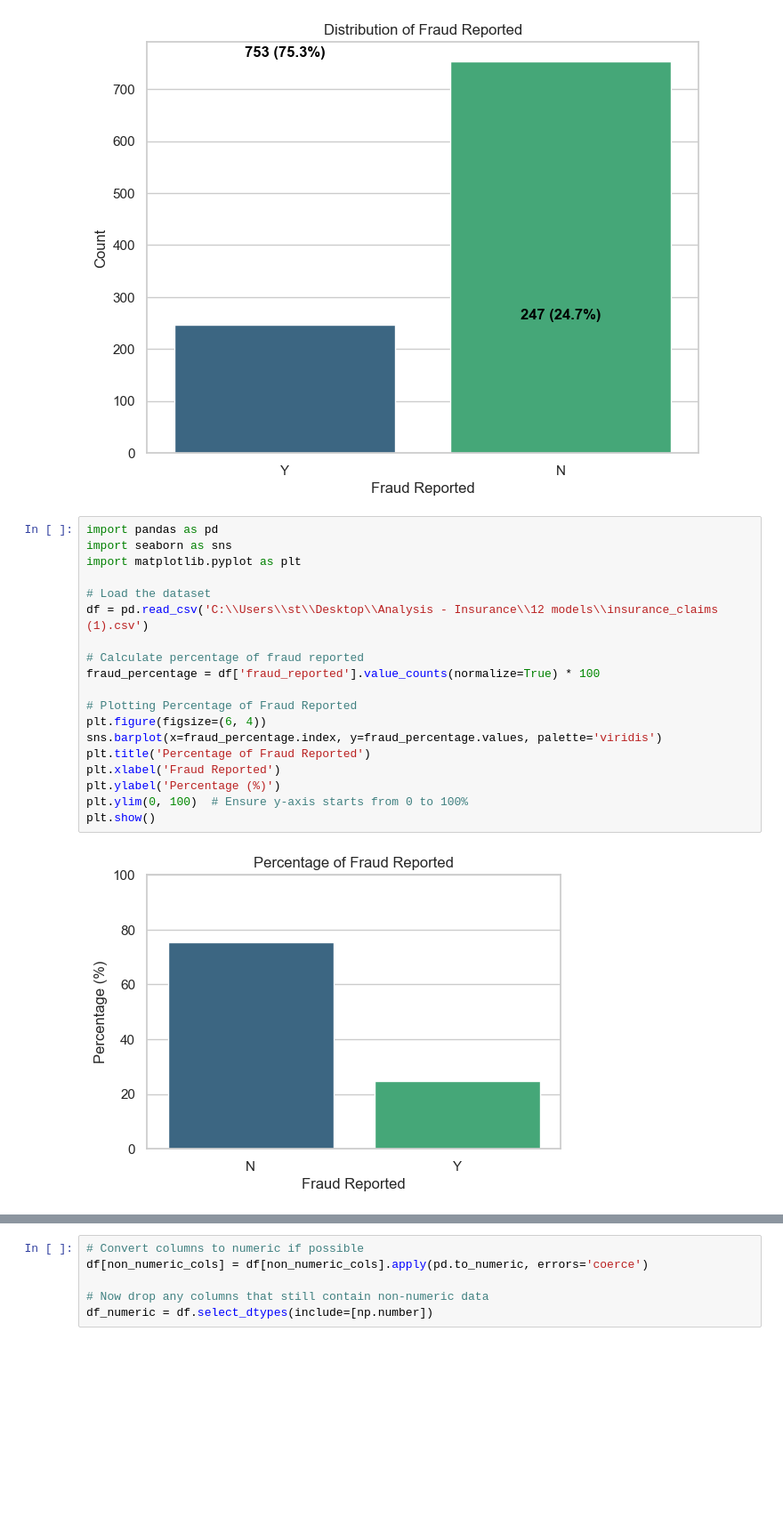
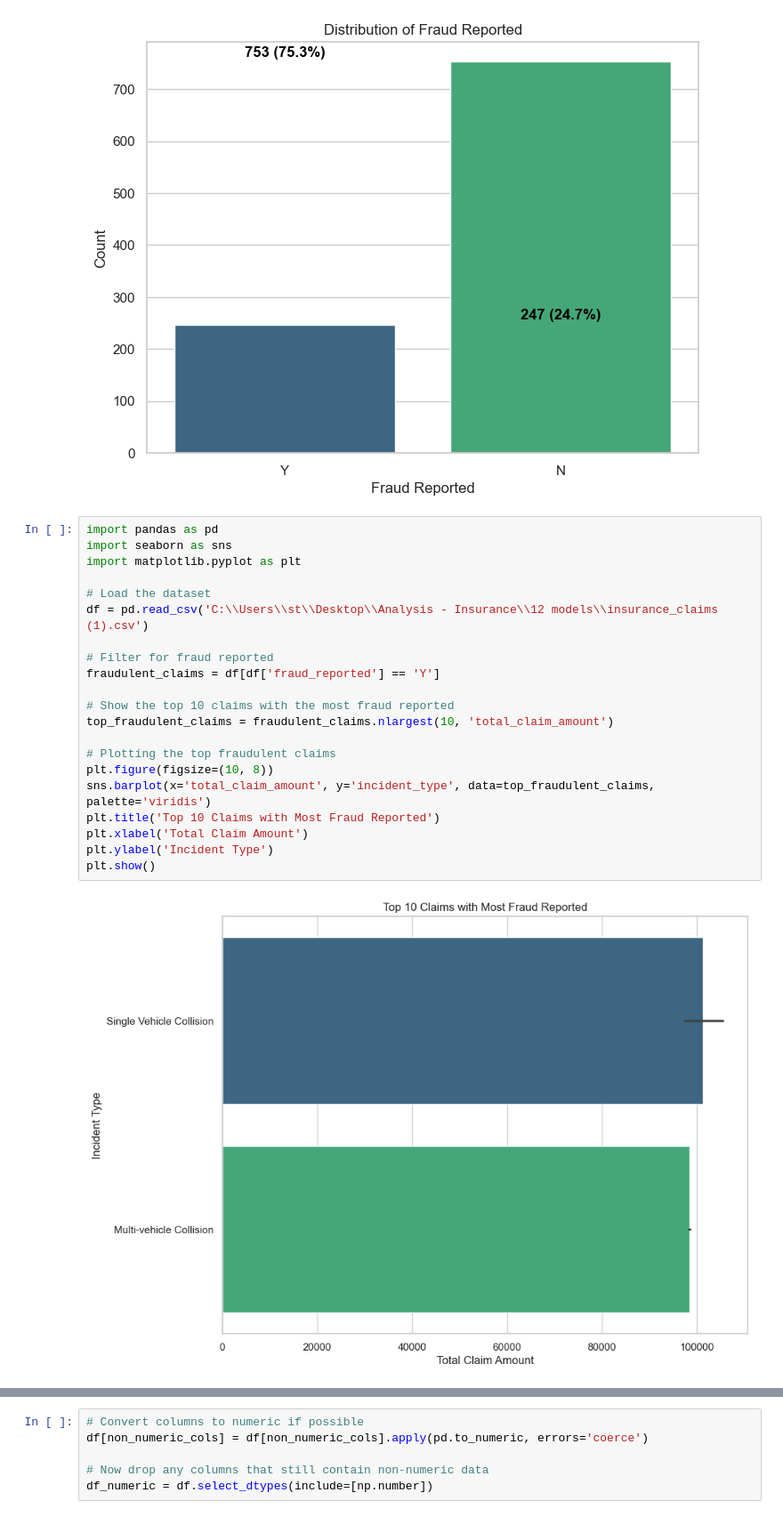
Before and after one commit to VhoMatidza/Insurance-claims-Analysis, a Jupyter notebook: Insurance Fraud Detection A Matidza.ipynb, the cells around one changed output, grey strips where cells are left out. Shown at 89% size. Drawn from its saved outputs; the diff is of its cells as text; blank space fills up the shorter version.

```diff
--- a/Insurance Fraud Detection A Matidza.ipynb
+++ b/Insurance Fraud Detection A Matidza.ipynb
@@ -512,21 +512,23 @@ plt.show()
 # %%
 import pandas as pd
 import seaborn as sns
 import matplotlib.pyplot as plt
 
 # Load the dataset
 df = pd.read_csv('C:\\Users\\st\\Desktop\\Analysis - Insurance\\12 models\\insurance_claims (1).csv')
 
-# Calculate percentage of fraud reported
-fraud_percentage = df['fraud_reported'].value_counts(normalize=True) * 100
+# Filter for fraud reported
+fraudulent_claims = df[df['fraud_reported'] == 'Y']
 
-# Plotting Percentage of Fraud Reported
-plt.figure(figsize=(6, 4))
-sns.barplot(x=fraud_percentage.index, y=fraud_percentage.values, palette='viridis')
-plt.title('Percentage of Fraud Reported')
-plt.xlabel('Fraud Reported')
-plt.ylabel('Percentage (%)')
-plt.ylim(0, 100)  # Ensure y-axis starts from 0 to 100%
+# Show the top 10 claims with the most fraud reported
+top_fraudulent_claims = fraudulent_claims.nlargest(10, 'total_claim_amount')
+
+# Plotting the top fraudulent claims
+plt.figure(figsize=(10, 8))
+sns.barplot(x='total_claim_amount', y='incident_type', data=top_fraudulent_claims, palette='viridis')
+plt.title('Top 10 Claims with Most Fraud Reported')
+plt.xlabel('Total Claim Amount')
+plt.ylabel('Incident Type')
 plt.show()
 # %% [output]
-[figure, old version]
+[figure, new version]
```
Also changed, not shown: parts of 17 cells of this notebook.
